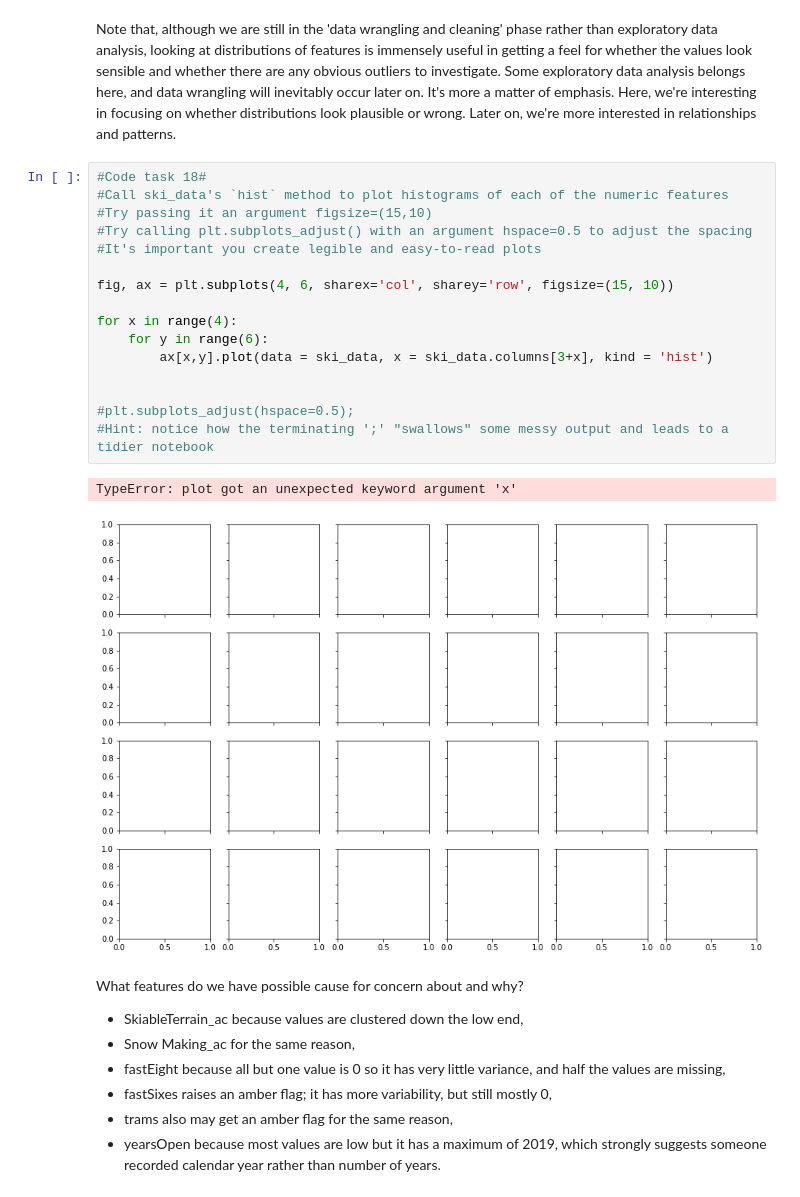
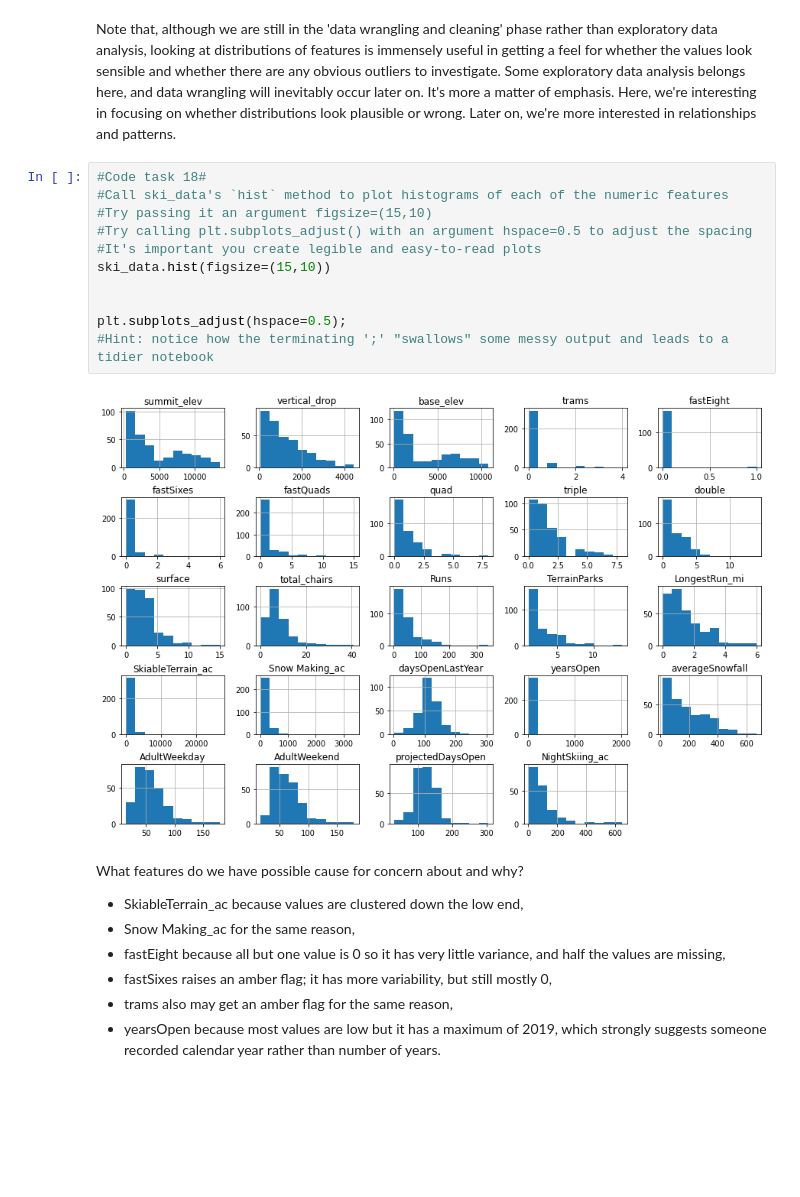
Before and after one commit to mrrosss/DataScienceGuidedCapstone, a Jupyter notebook: Notebooks/02_data_wrangling.ipynb, the cells around one changed output. Cells and saved outputs as stored; diff of their text form; blank space fills up the shorter version.

```diff
--- a/Notebooks/02_data_wrangling.ipynb
+++ b/Notebooks/02_data_wrangling.ipynb
@@ -499,22 +502,16 @@ Note that, although we are still in the 'data wrangling and cleaning' phase rath
 # %%
 #Code task 18#
 #Call ski_data's `hist` method to plot histograms of each of the numeric features
 #Try passing it an argument figsize=(15,10)
 #Try calling plt.subplots_adjust() with an argument hspace=0.5 to adjust the spacing
 #It's important you create legible and easy-to-read plots
-
-fig, ax = plt.subplots(4, 6, sharex='col', sharey='row', figsize=(15, 10))
-
-for x in range(4):
-    for y in range(6):
-        ax[x,y].plot(data = ski_data, x = ski_data.columns[3+x], kind = 'hist')
+ski_data.hist(figsize=(15,10))
 
 
-#plt.subplots_adjust(hspace=0.5);
+plt.subplots_adjust(hspace=0.5);
 #Hint: notice how the terminating ';' "swallows" some messy output and leads to a tidier notebook
 # %% [output]
-TypeError: plot got an unexpected keyword argument 'x'
-[figure, old version]
+[figure, new version]
 # %% [markdown]
 What features do we have possible cause for concern about and why?
 
```
Also changed, not shown: parts of 11 cells of this notebook.
